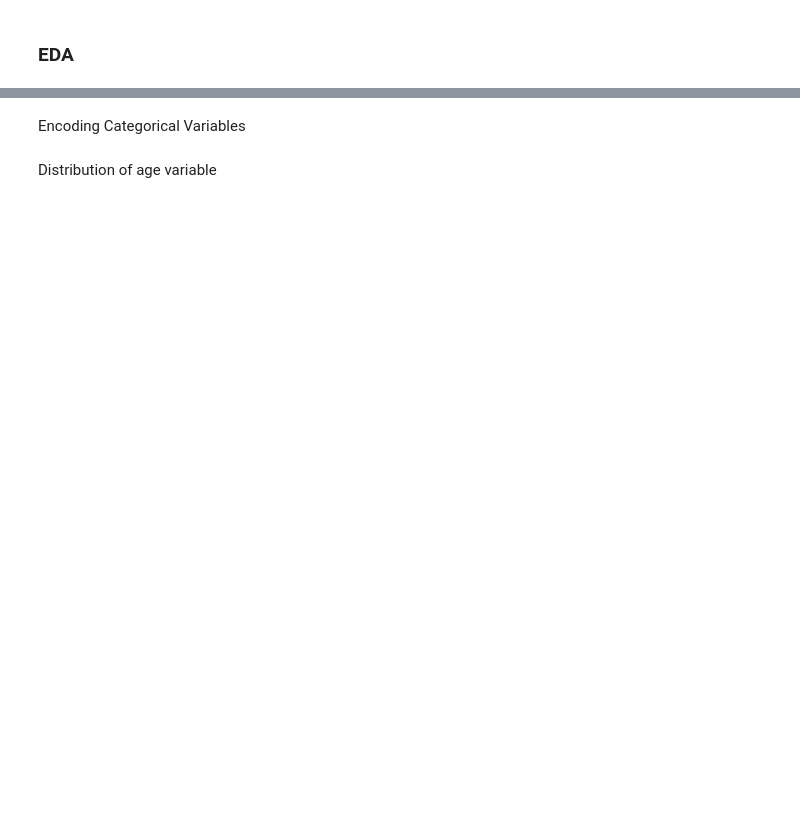
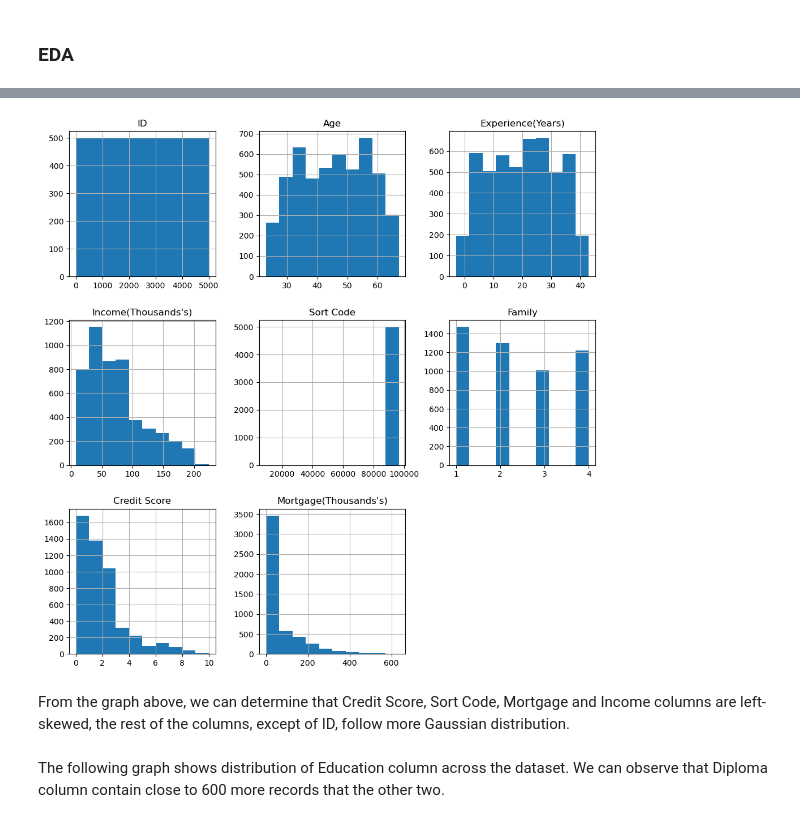
Before and after one commit to 2020358/ml_ca2, a Jupyter notebook: Robert_Szlufik_ML_CA2.ipynb, the cells around one changed output, grey strips where cells are left out. Drawn from its saved outputs; the diff is of its cells as text; code cells hidden in the pictures; blank space fills up the shorter version.

```diff
--- a/Robert_Szlufik_ML_CA2.ipynb
+++ b/Robert_Szlufik_ML_CA2.ipynb
@@ -40,24 +87,23 @@ df["Personal Loan"].unique()
-# %% [markdown]
-Encoding Categorical Variables
 # %%
-education_encoder = {
-  "Diploma" : 1,
-  "Degree" : 2,
-  "Masters" : 3
-}
+# education_encoder = {
+#   "Diploma" : 1,
+#   "Degree" : 2,
+#   "Masters" : 3
+# }
 
-df["Education"] = df["Education"].map(education_encoder)
+# df["Education"] = df["Education"].map(education_encoder)
 # %%
-binary_columns = ["Personal Loan", "Securities Account", "CD Account", "Online Banking", "CreditCard"]
+# binary_columns = ["Personal Loan", "Securities Account", "CD Account", "Online Banking", "CreditCard"]
 
-df[binary_columns] = df[binary_columns].replace({"Yes": 1, "No": 0})
+# df[binary_columns] = df[binary_columns].replace({"Yes": 1, "No": 0})
-# %% [markdown]
-Distribution of age variable
-# %%
-# Set the style of seaborn
-sns.set_style("whitegrid")
-
-# Plot histograms for numerical variables
-sns.histplot(data=df, x='Age', bins=10, kde=True)
+# %%
+df.hist(figsize=(12,12))
+plt.show()
+# %% [output]
+[figure, added]
+# %% [markdown]
+From the graph above, we can determine that Credit Score, Sort Code, Mortgage and Income columns are left-skewed, the rest of the columns, except of ID, follow more Gaussian distribution.
+# %% [markdown]
+The following graph shows distribution of Education column across the dataset. We can observe that Diploma column contain close to 600 more records that the other two.
 # %%
 sns.countplot(data=df, x='Education')
```
Also changed, not shown: parts of 77 cells of this notebook, 2 other files.
